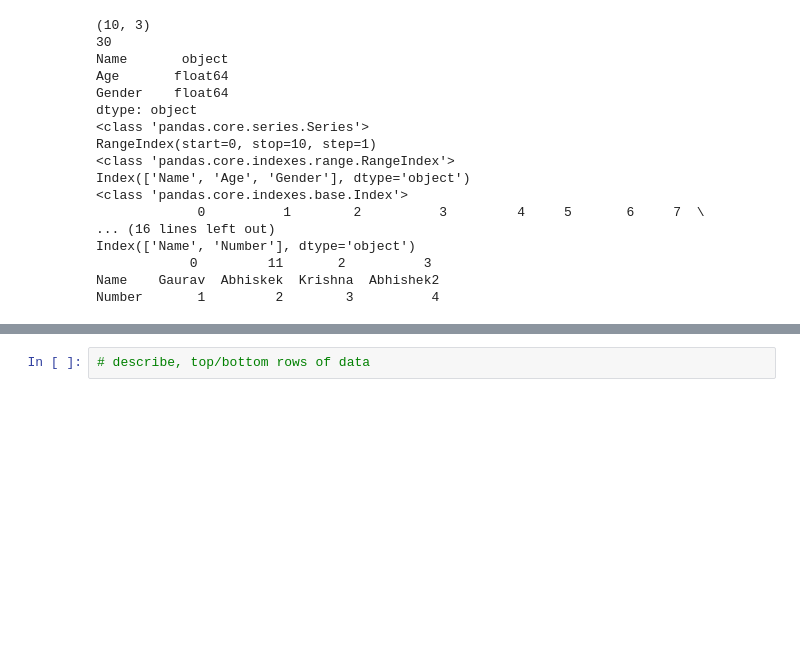
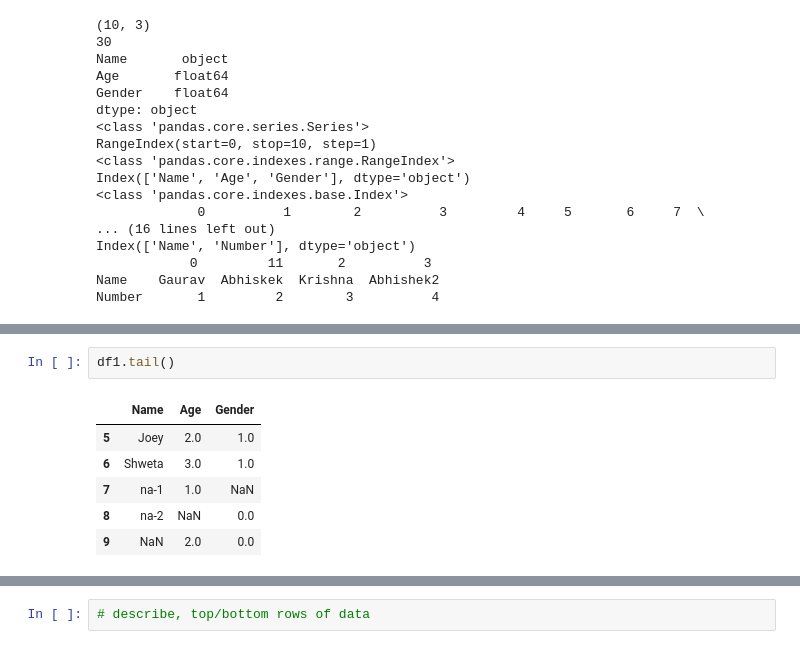
Before and after one commit to leangaurav/dsc_weekday_2020_08_13, a Jupyter notebook: Assignments/Sethuvardhan/Pandas1.ipynb, the cells around one changed output, grey strips where cells are left out. Cells and saved outputs as stored; diff of their text form; blank space fills up the shorter version.

```diff
--- a/Assignments/Sethuvardhan/Pandas1.ipynb
+++ b/Assignments/Sethuvardhan/Pandas1.ipynb
@@ -278,0 +289,9 @@ Number       1         2        3          4
+# %%
+df1.tail()
+# %% [output]
+|  | Name | Age | Gender |
+| 5 | Joey | 2.0 | 1.0 |
+| 6 | Shweta | 3.0 | 1.0 |
+| 7 | na-1 | 1.0 | NaN |
+| 8 | na-2 | NaN | 0.0 |
+| 9 | NaN | 2.0 | 0.0 |
```
Also changed, not shown: parts of 28 cells of this notebook, 9 other files.
